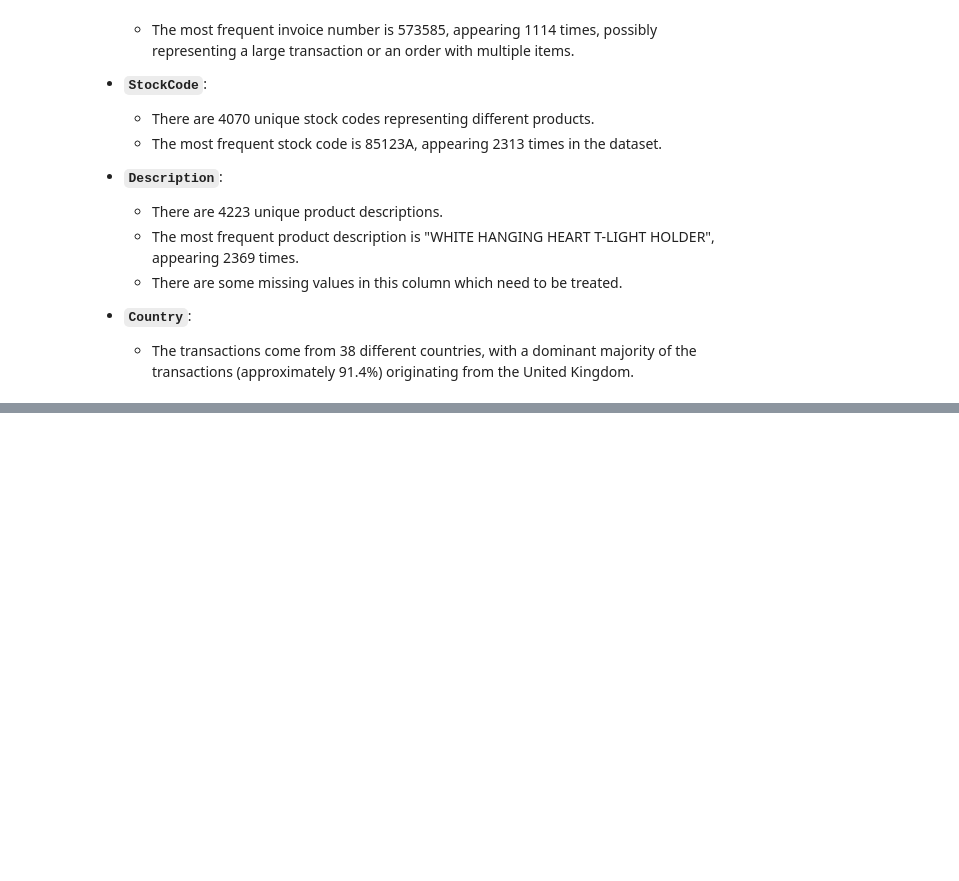
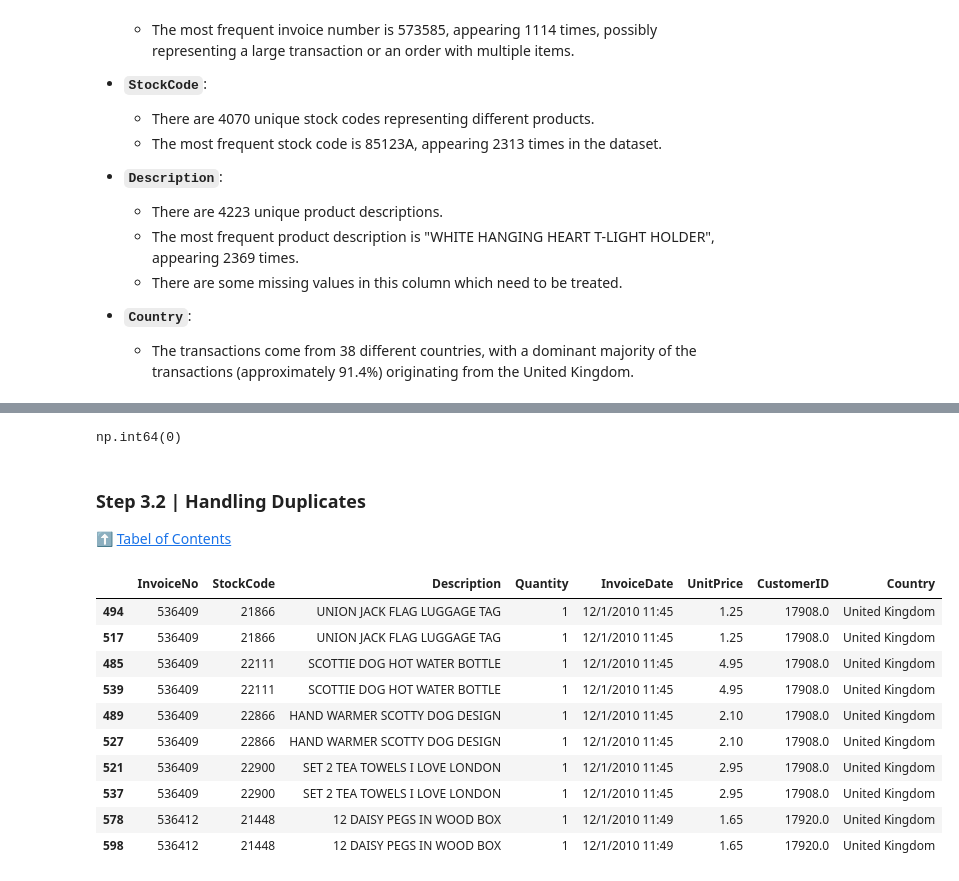
Before and after one commit to richardlevinson3/customer-personality-analytics, a Jupyter notebook: cusomter-personality-analytics.ipynb, the cells around one changed output, grey strips where cells are left out. Cells and saved outputs as stored; diff of their text form; code cells hidden in the pictures; blank space fills up the shorter version.

```diff
--- a/cusomter-personality-analytics.ipynb
+++ b/cusomter-personality-analytics.ipynb
@@ -232,0 +291,33 @@ df.describe(include='object').T
+# %%
+# Removing rows with missing values in 'CustomerID' and 'Description' columns
+df = df.dropna(subset=['CustomerID', 'Description'])
+# %%
+# Verifying the removal of missing values
+df.isnull().sum().sum()
+# %% [output]
+np.int64(0)
+# %% [markdown]
+<a id="duplicates"></a>
+### Step 3.2 | Handling Duplicates
+⬆️ [Tabel of Contents](#contents_tabel)
+# %%
+# Finding duplicate rows (keeping all instances)
+duplicate_rows = df[df.duplicated(keep=False)]
+
+# Sorting the data by certain columns to see the duplicate rows next to each other
+duplicate_rows_sorted = duplicate_rows.sort_values(by=['InvoiceNo', 'StockCode', 'Description', 'CustomerID', 'Quantity'])
+
+# Displaying the first 10 records
+duplicate_rows_sorted.head(10)
+# %% [output]
+|  | InvoiceNo | StockCode | Description | Quantity | InvoiceDate | UnitPrice | CustomerID | Country |
+| 494 | 536409 | 21866 | UNION JACK FLAG LUGGAGE TAG | 1 | 12/1/2010 11:45 | 1.25 | 17908.0 | United Kingdom |
+| 517 | 536409 | 21866 | UNION JACK FLAG LUGGAGE TAG | 1 | 12/1/2010 11:45 | 1.25 | 17908.0 | United Kingdom |
+| 485 | 536409 | 22111 | SCOTTIE DOG HOT WATER BOTTLE | 1 | 12/1/2010 11:45 | 4.95 | 17908.0 | United Kingdom |
+| 539 | 536409 | 22111 | SCOTTIE DOG HOT WATER BOTTLE | 1 | 12/1/2010 11:45 | 4.95 | 17908.0 | United Kingdom |
+| 489 | 536409 | 22866 | HAND WARMER SCOTTY DOG DESIGN | 1 | 12/1/2010 11:45 | 2.10 | 17908.0 | United Kingdom |
+| 527 | 536409 | 22866 | HAND WARMER SCOTTY DOG DESIGN | 1 | 12/1/2010 11:45 | 2.10 | 17908.0 | United Kingdom |
+| 521 | 536409 | 22900 | SET 2 TEA TOWELS I LOVE LONDON | 1 | 12/1/2010 11:45 | 2.95 | 17908.0 | United Kingdom |
+| 537 | 536409 | 22900 | SET 2 TEA TOWELS I LOVE LONDON | 1 | 12/1/2010 11:45 | 2.95 | 17908.0 | United Kingdom |
+| 578 | 536412 | 21448 | 12 DAISY PEGS IN WOOD BOX | 1 | 12/1/2010 11:49 | 1.65 | 17920.0 | United Kingdom |
+| 598 | 536412 | 21448 | 12 DAISY PEGS IN WOOD BOX | 1 | 12/1/2010 11:49 | 1.65 | 17920.0 | United Kingdom |
```
Also changed, not shown: parts of 8 cells of this notebook.
